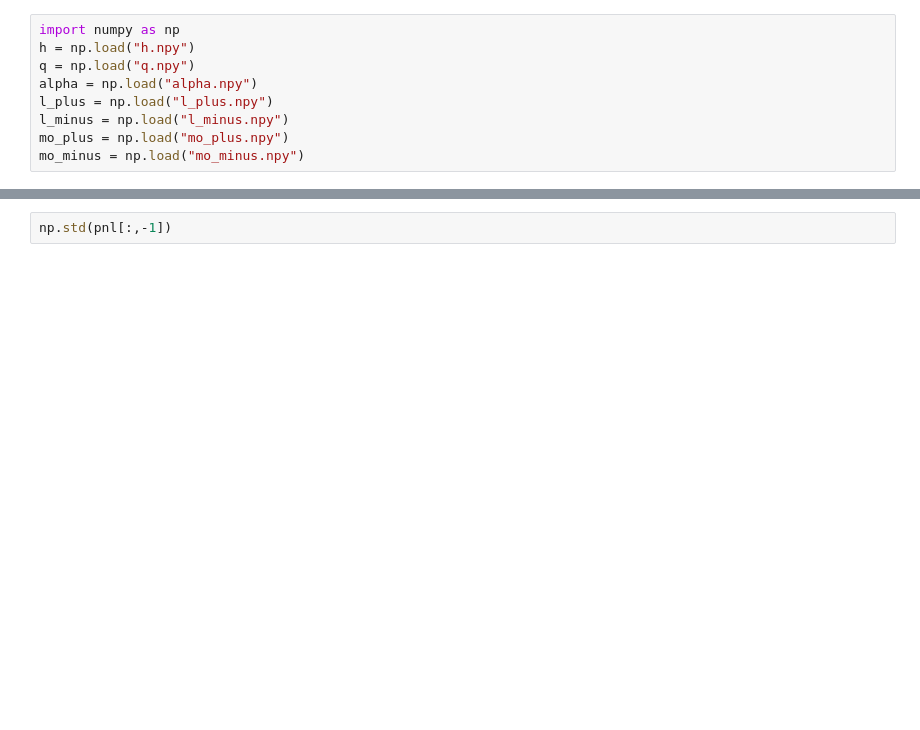
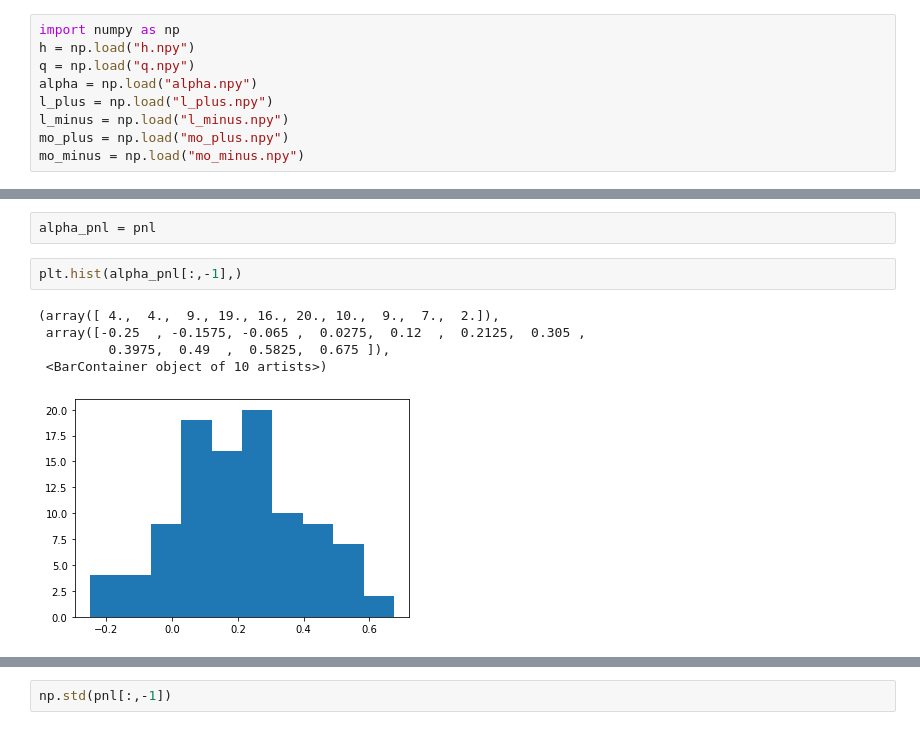
Before and after one commit to cavallofederico/marketmaking, a Jupyter notebook: market_making_alpha_signals - fede.ipynb, the cells around one changed output, grey strips where cells are left out. Saved outputs shown, nothing was run; the diff lists cells and outputs as text; blank space fills up the shorter version.

```diff
--- a/market_making_alpha_signals - fede.ipynb
+++ b/market_making_alpha_signals - fede.ipynb
@@ -717,0 +759,10 @@ Stde of X:0.0
+# %%
+alpha_pnl = pnl
+# %%
+plt.hist(alpha_pnl[:,-1],)
+# %% [output]
+(array([ 4.,  4.,  9., 19., 16., 20., 10.,  9.,  7.,  2.]),
+ array([-0.25  , -0.1575, -0.065 ,  0.0275,  0.12  ,  0.2125,  0.305 ,
+         0.3975,  0.49  ,  0.5825,  0.675 ]),
+ <BarContainer object of 10 artists>)
+[figure, added]
```
Also changed, not shown: parts of 12 cells of this notebook, 1 other file.
